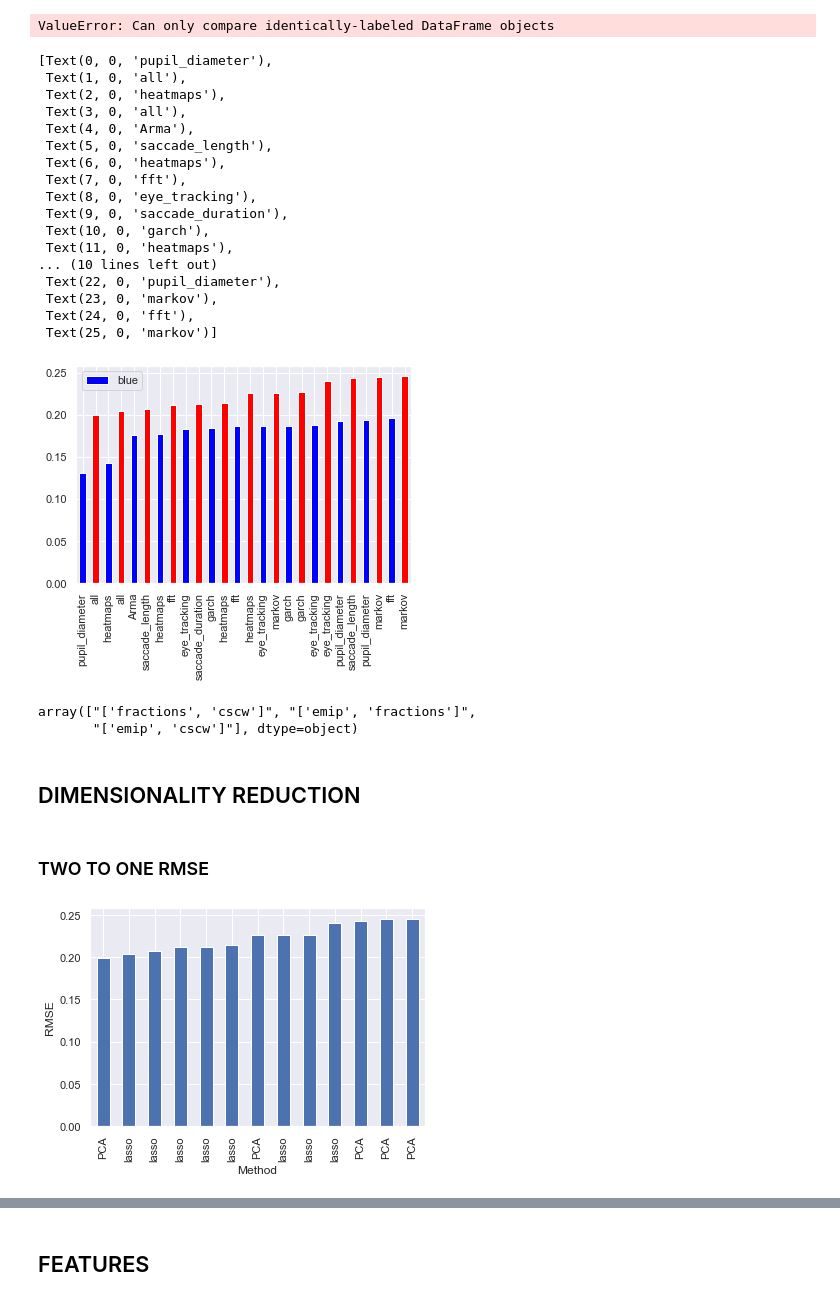
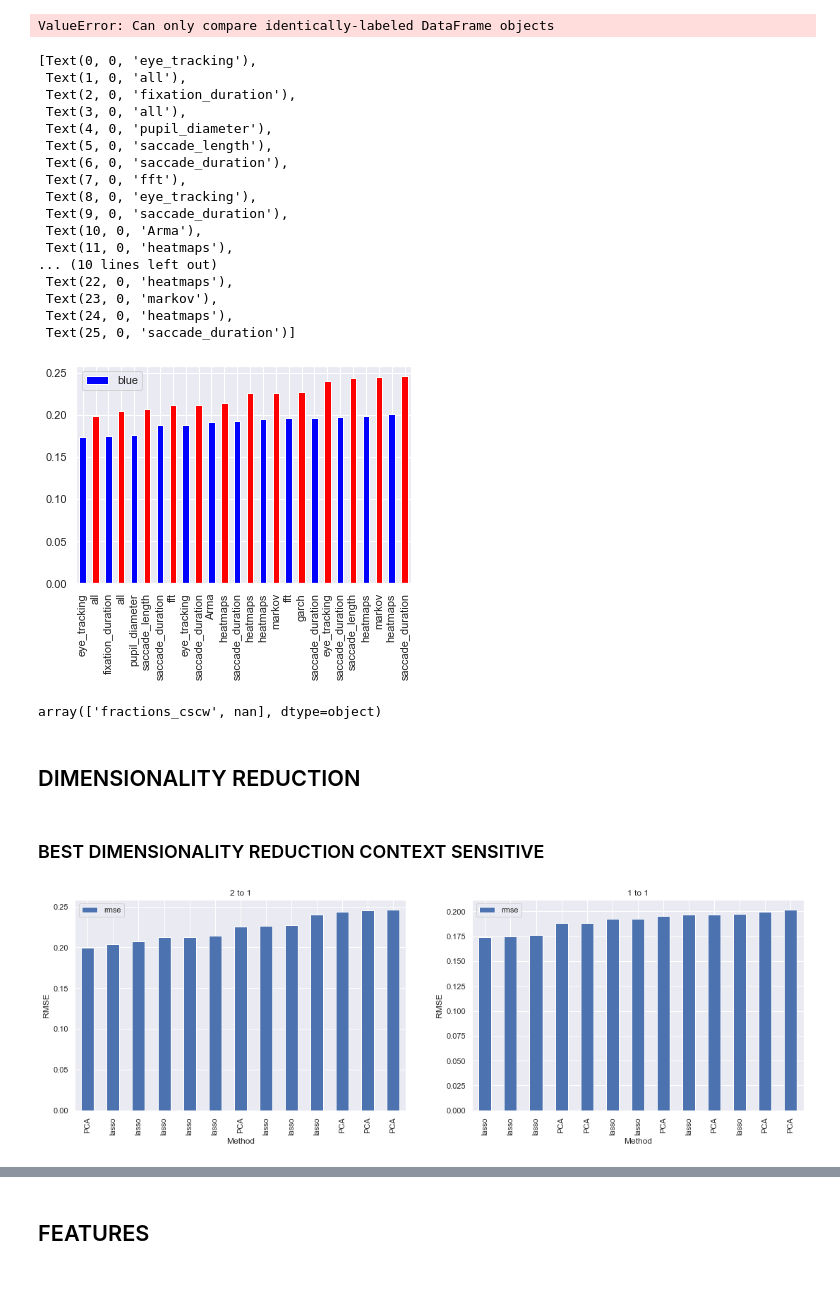
Before and after one commit to s0lvang/ideal-pancake, a Jupyter notebook: misc/notebooks/Analyze Results.ipynb, the cells around one changed output, grey strips where cells are left out. Cells and saved outputs as stored; diff of their text form; code cells hidden in the pictures.

```diff
--- a/misc/notebooks/Analyze Results.ipynb
+++ b/misc/notebooks/Analyze Results.ipynb
@@ -4,9 +4,9 @@ from matplotlib import pyplot as plt
 import seaborn as sns
 sns.set_theme()
 # %%
-df = pd.read_csv("results/results_2_to_1_new_emip.csv")
+two_to_one_df = pd.read_csv("results/results_2_to_1_new_emip.csv")
 one_to_one_df = pd.read_csv("results/results_1_to_1_new_emip.csv")
-df.columns
+two_to_one_df.columns
 # %% [output]
 Index(['Unnamed: 0', 'rmse', 'oos_rmse', 'FGI', 'in_study_prediction',
        'in_study_labels', 'oos_prediction', 'oos_labels',
@@ -300,7 +326,7 @@ ax.set_xticklabels(smallest["dimensionality_reduction"], rotation=90)
 ValueError: Can only compare identically-labeled DataFrame objects
 # %%
 # TOP 13 RMSE with for one to one and
-smallest = df.nsmallest(13, "rmse")
+smallest = two_to_one_df.nsmallest(13, "rmse")
 smallest = smallest.reset_index()
 smallest.index = 2*smallest.index +1
 smallest_oto = one_to_one_df.nsmallest(13, "rmse")
@@ -314,41 +340,54 @@ ax.legend({"blue": "1t1", "red": "2to1"})
 ax.set_xticks(range(len(smallest)))
 ax.set_xticklabels(smallest["feature_combinations"], rotation=90)
 # %% [output]
-[Text(0, 0, 'pupil_diameter'),
+[Text(0, 0, 'eye_tracking'),
  Text(1, 0, 'all'),
- Text(2, 0, 'heatmaps'),
+ Text(2, 0, 'fixation_duration'),
  Text(3, 0, 'all'),
- Text(4, 0, 'Arma'),
+ Text(4, 0, 'pupil_diameter'),
  Text(5, 0, 'saccade_length'),
- Text(6, 0, 'heatmaps'),
+ Text(6, 0, 'saccade_duration'),
  Text(7, 0, 'fft'),
  Text(8, 0, 'eye_tracking'),
  Text(9, 0, 'saccade_duration'),
- Text(10, 0, 'garch'),
+ Text(10, 0, 'Arma'),
  Text(11, 0, 'heatmaps'),
 ... (10 lines left out)
- Text(22, 0, 'pupil_diameter'),
+ Text(22, 0, 'heatmaps'),
  Text(23, 0, 'markov'),
- Text(24, 0, 'fft'),
- Text(25, 0, 'markov')]
+ Text(24, 0, 'heatmaps'),
+ Text(25, 0, 'saccade_duration')]
-[figure, old version]
+[figure, new version]
 # %%
-df.loc[:, "in_study"].unique()
+two_to_one_df.loc[:, "in_study"].unique()
 # %% [output]
-array(["['fractions', 'cscw']", "['emip', 'fractions']",
-       "['emip', 'cscw']"], dtype=object)
+array(['fractions_cscw', nan], dtype=object)
 # %% [markdown]
 ## DIMENSIONALITY REDUCTION
 # %% [markdown]
-### TWO TO ONE RMSE
+### BEST DIMENSIONALITY REDUCTION CONTEXT SENSITIVE
 # %%
-smallest = df.nsmallest(13, "rmse")
 
-ax = smallest.loc[:,"rmse"].plot(kind="bar", use_index=False)
-ax.set_xticks(range(len(smallest)))
-ax.set_xticklabels(smallest["dimensionality_reduction"], rotation=90)
-ax.set_xlabel("Method")
-ax.set_ylabel("RMSE")
-ax.get_figure().savefig("plots/dimensionality_reduction_rmse_two_dataset.jpg")
+smallest_rmse_two_to_one = two_to_one_df.nsmallest(13, "rmse")
+smallest_rmse_one_to_one = one_to_one_df.nsmallest(13, "rmse")
+
+
+fig, axes = plt.subplots(nrows=1, ncols=2)
+fig.set_size_inches(18.5, 5.5, forward=True)
+dfs = [smallest_rmse_two_to_one, smallest_rmse_one_to_one]
+titles = ["2 to 1", "1 to 1"]
+
+def plot_scores_with_dimensionality_reduction(df, ax, title):
+    ax = df.plot(kind="bar", y="rmse", use_index=False, ax=ax)
+    ax.set_xticks(range(len(smallest)))
+    ax.set_xticklabels(df["dimensionality_reduction"], rotation=90)
+    ax.set_xlabel("Method")
+    ax.set_ylabel("RMSE")
+    ax.set_title(title)
+
+for df, ax, title in zip(dfs, axes, titles):
+    plot_scores_with_dimensionality_reduction(df, ax, title)
+
+fig.savefig("plots/dimensionality_reduction_context_sensitivity.jpg")
 # %% [output]
-[figure, old version]
+[figure, new version]
```
Also changed, not shown: parts of 16 cells of this notebook, 6 other files.
